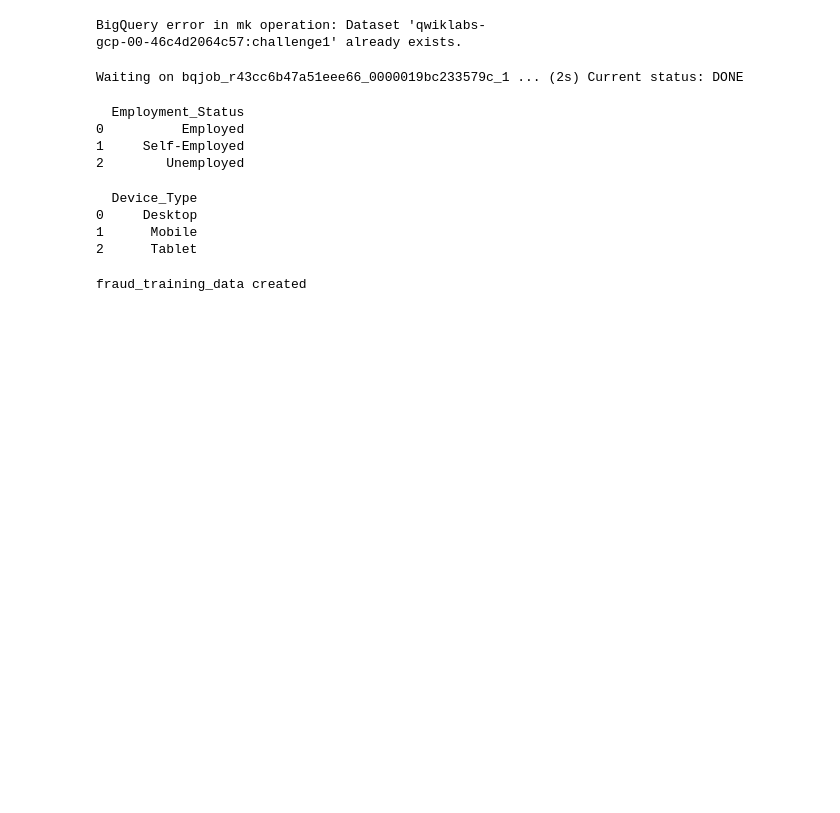
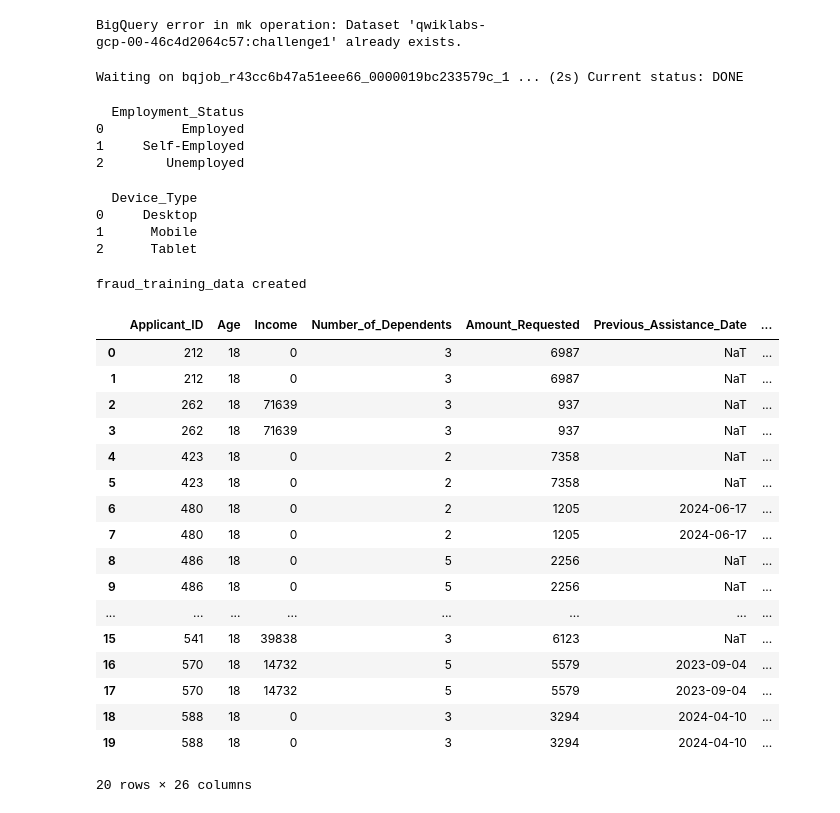
Before and after one commit to Lipto7/data-ai-skills-workshop-boyang-li, a Jupyter notebook: challenge1.ipynb, the cells around one changed output. Drawn from its saved outputs; the diff is of its cells as text; code cells hidden in the pictures; blank space fills up the shorter version.

```diff
--- a/challenge1.ipynb
+++ b/challenge1.ipynb
@@ -121,3 +124,31 @@ client.query(final_query).result()
 print("fraud_training_data created")
 # %% [output]
 fraud_training_data created
+# %%
+#display table output for grading
+q3 = f"""
+SELECT *
+FROM `{PROJECT_ID}.{DATASET}.fraud_training_data`
+limit 20
+"""
+df_display = client.query(q3).to_dataframe()
+df_display
+# %% [output]
+|  | Applicant_ID | Age | Income | Number_of_Dependents | Amount_Requested | Previous_Assistance_Date | ... |
+| 0 | 212 | 18 | 0 | 3 | 6987 | NaT | ... |
+| 1 | 212 | 18 | 0 | 3 | 6987 | NaT | ... |
+| 2 | 262 | 18 | 71639 | 3 | 937 | NaT | ... |
+| 3 | 262 | 18 | 71639 | 3 | 937 | NaT | ... |
+| 4 | 423 | 18 | 0 | 2 | 7358 | NaT | ... |
+| 5 | 423 | 18 | 0 | 2 | 7358 | NaT | ... |
+| 6 | 480 | 18 | 0 | 2 | 1205 | 2024-06-17 | ... |
+| 7 | 480 | 18 | 0 | 2 | 1205 | 2024-06-17 | ... |
+| 8 | 486 | 18 | 0 | 5 | 2256 | NaT | ... |
+| 9 | 486 | 18 | 0 | 5 | 2256 | NaT | ... |
+| ... | ... | ... | ... | ... | ... | ... | ... |
+| 15 | 541 | 18 | 39838 | 3 | 6123 | NaT | ... |
+| 16 | 570 | 18 | 14732 | 5 | 5579 | 2023-09-04 | ... |
+| 17 | 570 | 18 | 14732 | 5 | 5579 | 2023-09-04 | ... |
+| 18 | 588 | 18 | 0 | 3 | 3294 | 2024-04-10 | ... |
+| 19 | 588 | 18 | 0 | 3 | 3294 | 2024-04-10 | ... |
+20 rows × 26 columns
```
Also changed, not shown: parts of 7 cells of this notebook, 1 other file.
